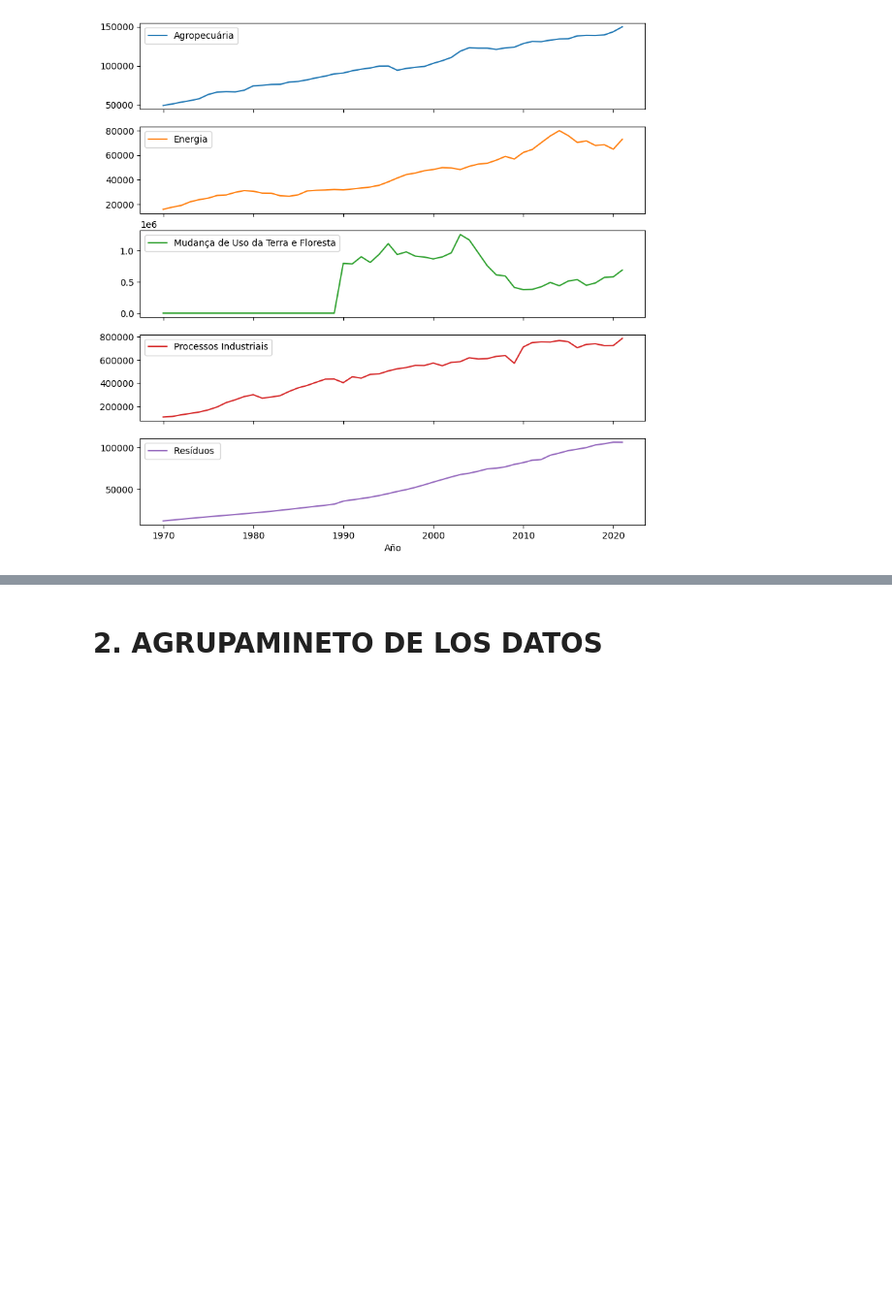
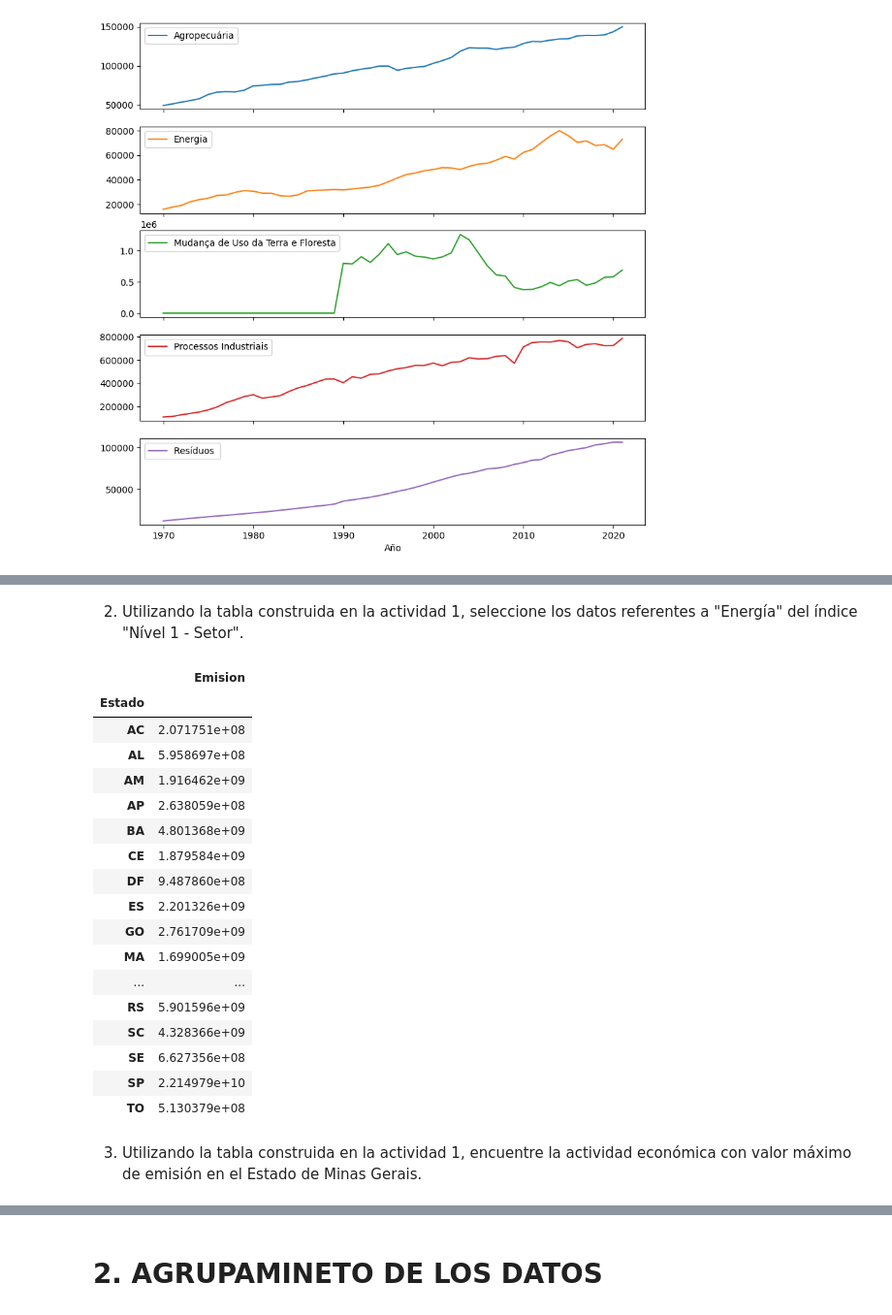
Before and after one commit to LejImkoaj/pandas_seleccionar_agrupar_datos, a Jupyter notebook: seleccion_agrupacion_de_datos.ipynb, the cells around one changed output, grey strips where cells are left out. Shown at 97% size. Cells and saved outputs as stored; diff of their text form; code cells hidden in the pictures; blank space fills up the shorter version.

```diff
--- a/seleccion_agrupacion_de_datos.ipynb
+++ b/seleccion_agrupacion_de_datos.ipynb
@@ -328,0 +364,25 @@ emisiones_desafio.plot(subplots=True, figsize=(10,10));
+# %% [markdown]
+2. Utilizando la tabla construida en la actividad 1, seleccione los datos referentes a "Energía" del índice "Nível 1 - Setor".
+# %%
+emisiones_estado_sector.xs('Energia', level=1)
+# %% [output]
+|  | Emision |
+| Estado |  |
+| AC | 2.071751e+08 |
+| AL | 5.958697e+08 |
+| AM | 1.916462e+09 |
+| AP | 2.638059e+08 |
+| BA | 4.801368e+09 |
+| CE | 1.879584e+09 |
+| DF | 9.487860e+08 |
+| ES | 2.201326e+09 |
+| GO | 2.761709e+09 |
+| MA | 1.699005e+09 |
+| ... | ... |
+| RS | 5.901596e+09 |
+| SC | 4.328366e+09 |
+| SE | 6.627356e+08 |
+| SP | 2.214979e+10 |
+| TO | 5.130379e+08 |
+# %% [markdown]
+3. Utilizando la tabla construida en la actividad 1, encuentre la actividad económica con valor máximo de emisión en el Estado de Minas Gerais.
```
Also changed, not shown: parts of 11 cells of this notebook.
